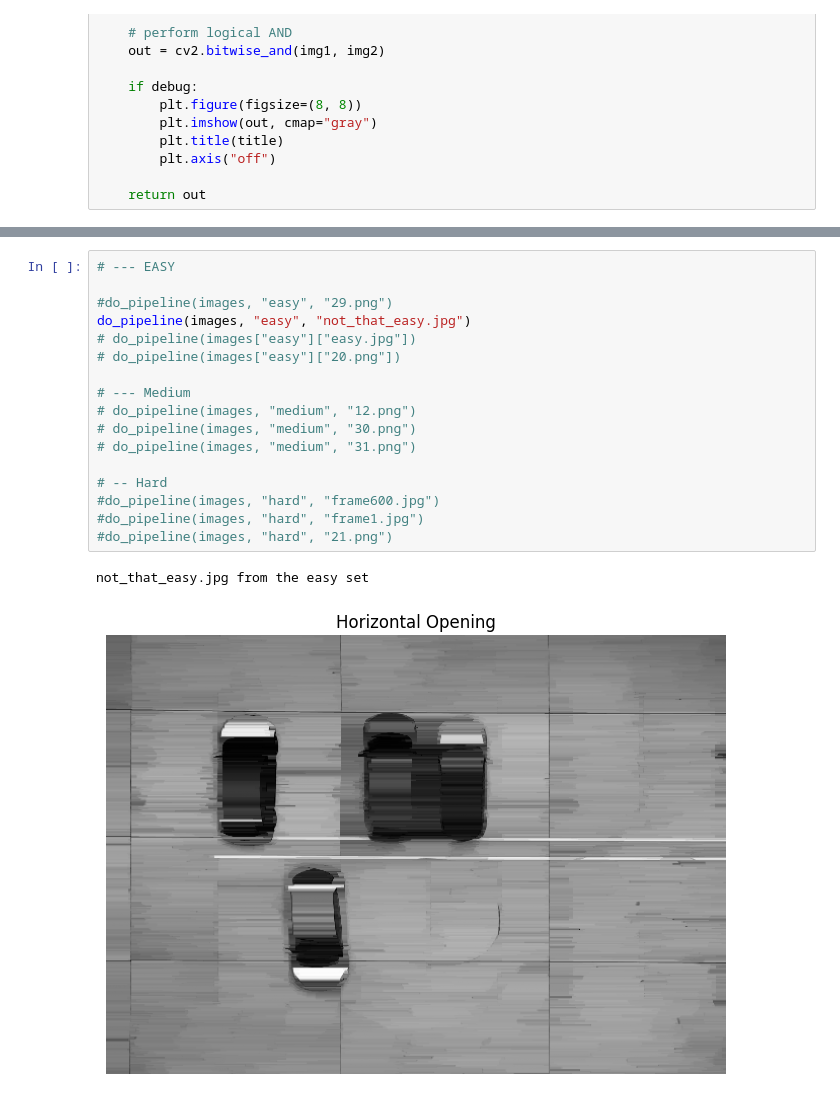
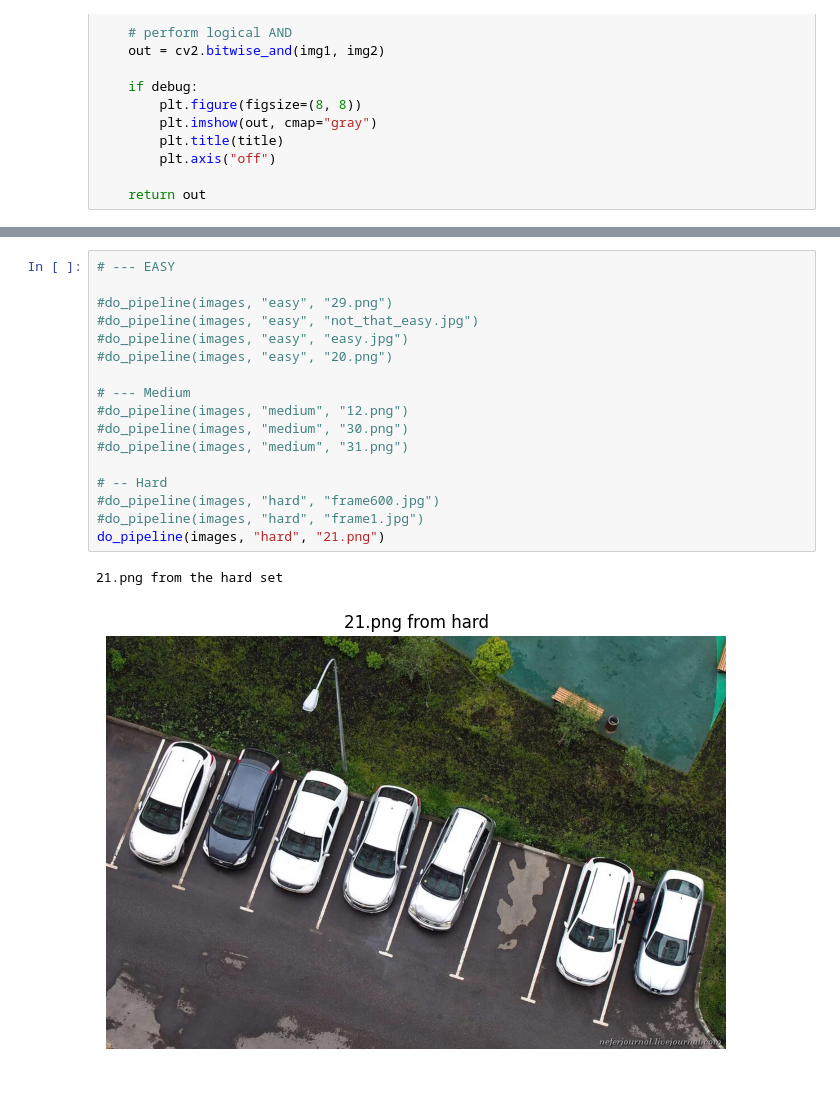
Before and after one commit to Bobfritguy/EE551_mini_project, a Jupyter notebook: mini_project.ipynb, the cells around one changed output, grey strips where cells are left out. Cells and saved outputs as stored; diff of their text form.

```diff
--- a/mini_project.ipynb
+++ b/mini_project.ipynb
@@ -382,20 +411,20 @@ def do_pipeline(images_array, set_name, image_name):
 # %%
 # --- EASY
 
 #do_pipeline(images, "easy", "29.png")
-do_pipeline(images, "easy", "not_that_easy.jpg")
-# do_pipeline(images["easy"]["easy.jpg"])
-# do_pipeline(images["easy"]["20.png"])
+#do_pipeline(images, "easy", "not_that_easy.jpg")
+#do_pipeline(images, "easy", "easy.jpg")
+#do_pipeline(images, "easy", "20.png")
 
 # --- Medium
-# do_pipeline(images, "medium", "12.png")
-# do_pipeline(images, "medium", "30.png")
-# do_pipeline(images, "medium", "31.png")
+#do_pipeline(images, "medium", "12.png")
+#do_pipeline(images, "medium", "30.png")
+#do_pipeline(images, "medium", "31.png")
 
 # -- Hard
 #do_pipeline(images, "hard", "frame600.jpg")
 #do_pipeline(images, "hard", "frame1.jpg")
-#do_pipeline(images, "hard", "21.png")
+do_pipeline(images, "hard", "21.png")
 # %% [output]
-not_that_easy.jpg from the easy set
+21.png from the hard set
-[figure, old version]
+[figure, new version]
```
Also changed, not shown: parts of 3 cells of this notebook.
